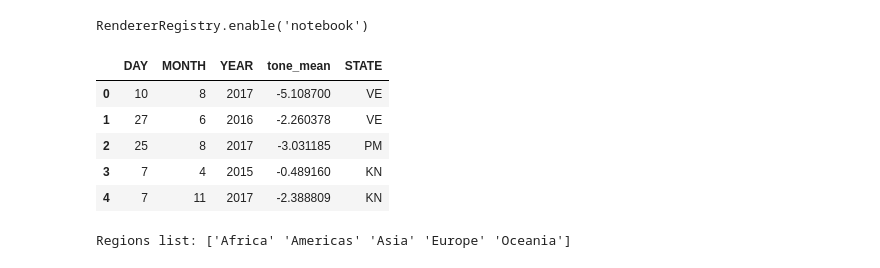
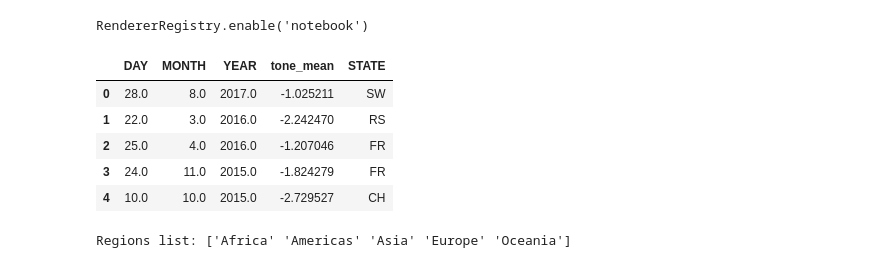
Before and after one commit to damlobster/ada2018, a Jupyter notebook: src/timeline_europe_mentions_tone/timeline_mentions_europe.ipynb, the cells around one changed output. Saved outputs shown, nothing was run; the diff lists cells and outputs as text; code cells hidden in the pictures.

```diff
--- a/src/timeline_europe_mentions_tone/timeline_mentions_europe.ipynb
+++ b/src/timeline_europe_mentions_tone/timeline_mentions_europe.ipynb
@@ -13,17 +13,17 @@ RendererRegistry.enable('notebook')
 spark = SparkSession.builder.getOrCreate()
 # %%
 # Read the parquet computed on the cluster and renamne columns
-tones_df = spark.read.parquet("tone_mentions_europe.parquet")
+tones_df = spark.read.parquet("tone_mentions_5themes_europe.parquet")
 tones = tones_df.toPandas()
 tones.columns = ["DAY","MONTH","YEAR","tone_mean","STATE"]
 tones.head()
 # %% [output]
 |  | DAY | MONTH | YEAR | tone_mean | STATE |
-| 0 | 10 | 8 | 2017 | -5.108700 | VE |
-| 1 | 27 | 6 | 2016 | -2.260378 | VE |
-| 2 | 25 | 8 | 2017 | -3.031185 | PM |
-| 3 | 7 | 4 | 2015 | -0.489160 | KN |
-| 4 | 7 | 11 | 2017 | -2.388809 | KN |
+| 0 | 28.0 | 8.0 | 2017.0 | -1.025211 | SW |
+| 1 | 22.0 | 3.0 | 2016.0 | -2.242470 | RS |
+| 2 | 25.0 | 4.0 | 2016.0 | -1.207046 | FR |
+| 3 | 24.0 | 11.0 | 2015.0 | -1.824279 | FR |
+| 4 | 10.0 | 10.0 | 2015.0 | -2.729527 | CH |
 # %%
 # Load the list of the countries in the world
 countries = pd.read_csv("countries_cleaned_europe.csv", delimiter=";")[["ISO", "Country", "Region"]]
```
Also changed, not shown: parts of 33 cells of this notebook.
